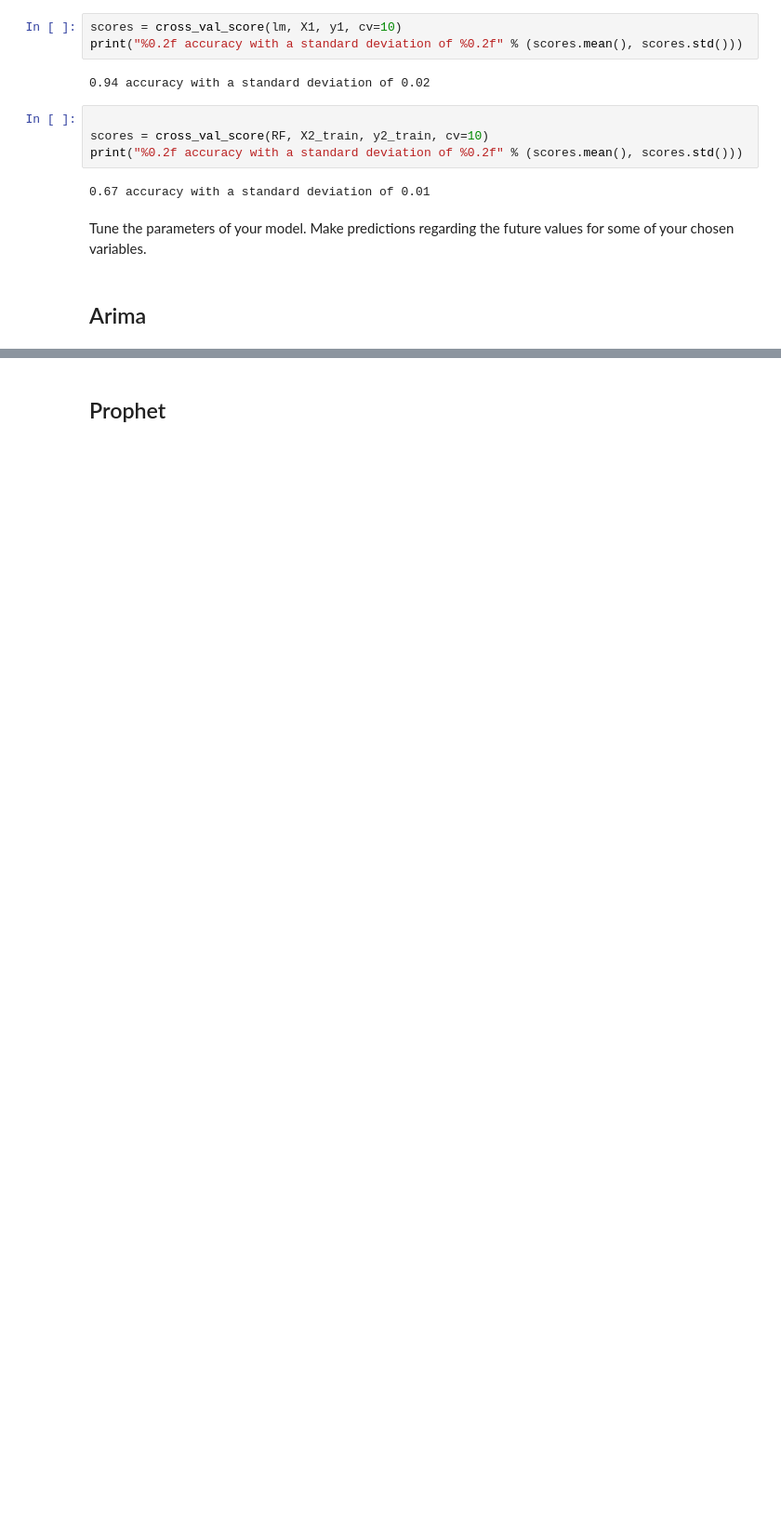
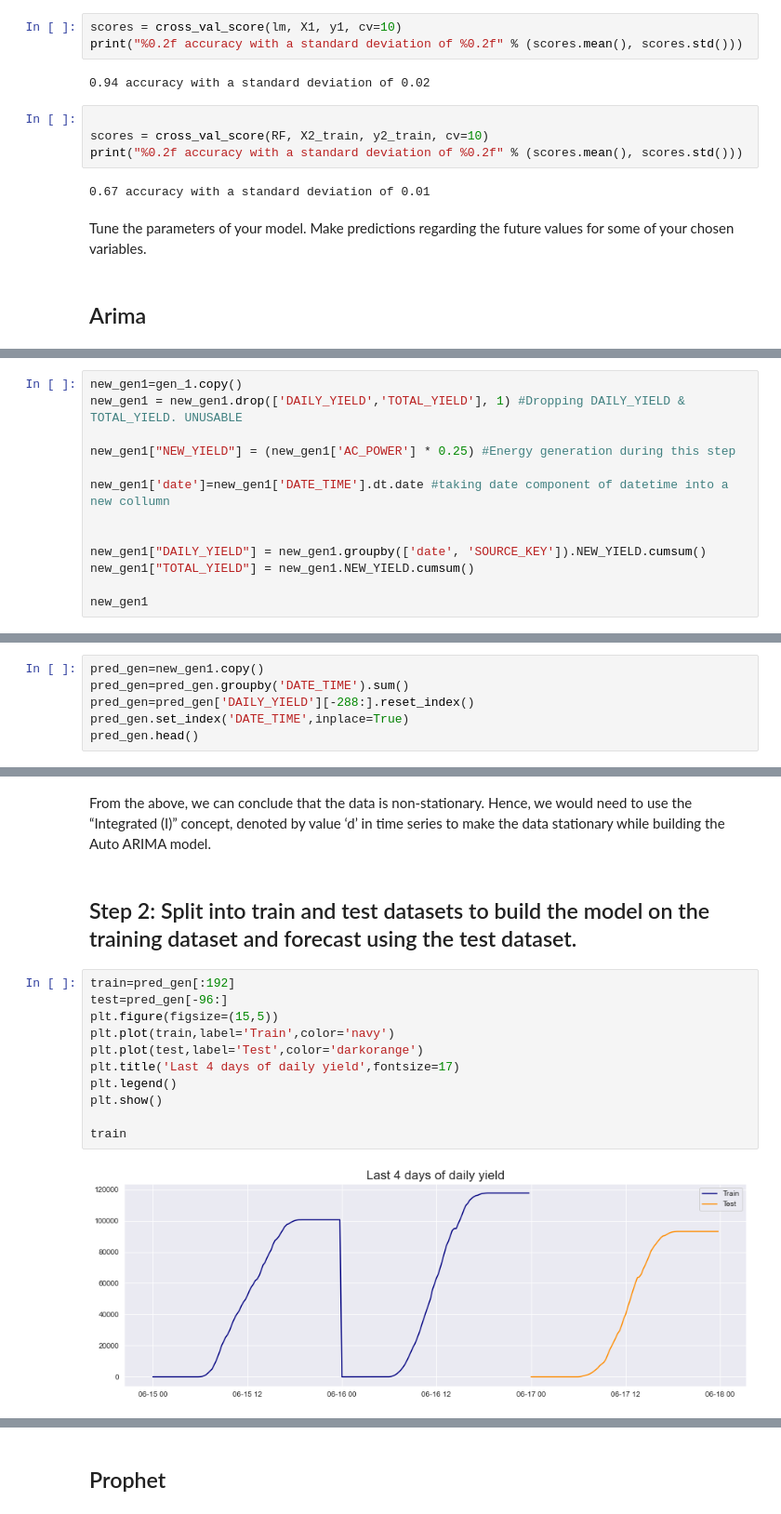
Before and after one commit to YohannesDK/DAT540_Group_11, a Jupyter notebook: DAT540_Group_11.ipynb, the cells around one changed output, grey strips where cells are left out. Shown at 93% size. Cells and saved outputs as stored; diff of their text form; blank space fills up the shorter version.

Commit message:
added fra arima to main file

```diff
--- a/DAT540_Group_11.ipynb
+++ b/DAT540_Group_11.ipynb
@@ -710,0 +944,13 @@ Make predictions regarding the future values for some of your chosen variables.
+# %%
+new_gen1=gen_1.copy()
+new_gen1 = new_gen1.drop(['DAILY_YIELD','TOTAL_YIELD'], 1) #Dropping DAILY_YIELD & TOTAL_YIELD. UNUSABLE
+
+new_gen1["NEW_YIELD"] = (new_gen1['AC_POWER'] * 0.25) #Energy generation during this step
+
+new_gen1['date']=new_gen1['DATE_TIME'].dt.date #taking date component of datetime into a new collumn
+
+
+new_gen1["DAILY_YIELD"] = new_gen1.groupby(['date', 'SOURCE_KEY']).NEW_YIELD.cumsum()
+new_gen1["TOTAL_YIELD"] = new_gen1.NEW_YIELD.cumsum()
+
+new_gen1
@@ -710,0 +973,6 @@ Make predictions regarding the future values for some of your chosen variables.
+# %%
+pred_gen=new_gen1.copy()
+pred_gen=pred_gen.groupby('DATE_TIME').sum()
+pred_gen=pred_gen['DAILY_YIELD'][-288:].reset_index()
+pred_gen.set_index('DATE_TIME',inplace=True)
+pred_gen.head()
@@ -710,0 +1013,17 @@ Make predictions regarding the future values for some of your chosen variables.
+# %% [markdown]
+From the above, we can conclude that the data is non-stationary. Hence, we would need to use the “Integrated (I)” concept, denoted by value ‘d’ in time series to make the data stationary while building the Auto ARIMA model.
+# %% [markdown]
+## Step 2: Split into train and test datasets to build the model on the training dataset and forecast using the test dataset.
+# %%
+train=pred_gen[:192]
+test=pred_gen[-96:]
+plt.figure(figsize=(15,5))
+plt.plot(train,label='Train',color='navy')
+plt.plot(test,label='Test',color='darkorange')
+plt.title('Last 4 days of daily yield',fontsize=17)
+plt.legend()
+plt.show()
+
+train
+# %% [output]
+[figure, added]
```
Also changed, not shown: parts of 38 cells of this notebook.
